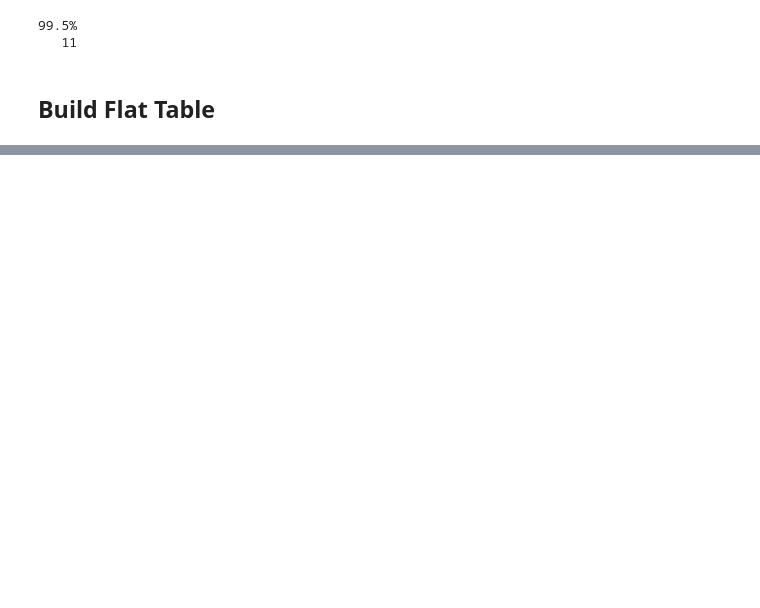
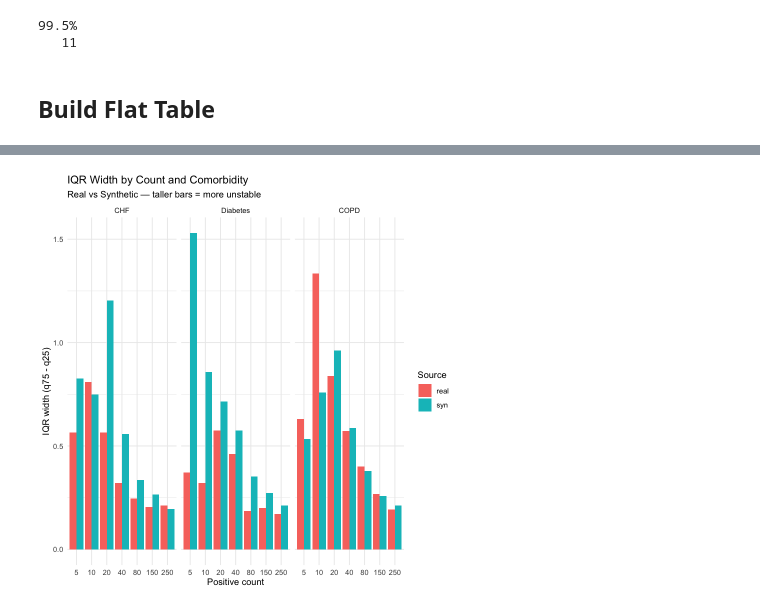
Before and after one commit to ShengPeiWilliam/mimic-synthetic-fidelity, a Jupyter notebook: code/mimic-fidelity-analysis.ipynb, the cells around one changed output, grey strips where cells are left out. Saved outputs shown, nothing was run; the diff lists cells and outputs as text; code cells hidden in the pictures; blank space fills up the shorter version.

```diff
--- a/code/mimic-fidelity-analysis.ipynb
+++ b/code/mimic-fidelity-analysis.ipynb
@@ -233,0 +550,11 @@ str(flat_table)
+# %%
+stability_compare <- bind_rows(
+  sweep_chf$quantile_summary      %>% mutate(comorbidity = "CHF"),
+  sweep_diabetes$quantile_summary %>% mutate(comorbidity = "Diabetes"),
+  sweep_copd$quantile_summary     %>% mutate(comorbidity = "COPD")
+) %>%
+  mutate(
+    real_width = real_q75 - real_q25,
+    syn_width  = syn_q75  - syn_q25
+  ) %>%
+  select(comorbidity, count, real_width, syn_width)
@@ -233,0 +581,17 @@ str(flat_table)
+# %%
+stability_long <- stability_compare %>%
+  pivot_longer(cols = c(real_width, syn_width), names_to = "source", values_to = "width") %>%
+  mutate(
+    source      = ifelse(source == "real_width", "real", "syn"),
+    comorbidity = factor(comorbidity, levels = c("CHF", "Diabetes", "COPD"))
+  )
+ggplot(stability_long, aes(x = factor(count), y = width, fill = source)) +
+  geom_col(position = "dodge") +
+  facet_wrap(~ comorbidity) +
+  labs(title = "IQR Width by Count and Comorbidity",
+       subtitle = "Real vs Synthetic — taller bars = more unstable",
+       x = "Positive count", y = "IQR width (q75 - q25)",
+       fill = "Source") +
+  theme_minimal()
+# %% [output]
+[figure, added]
```
Also changed, not shown: parts of 30 cells of this notebook.
